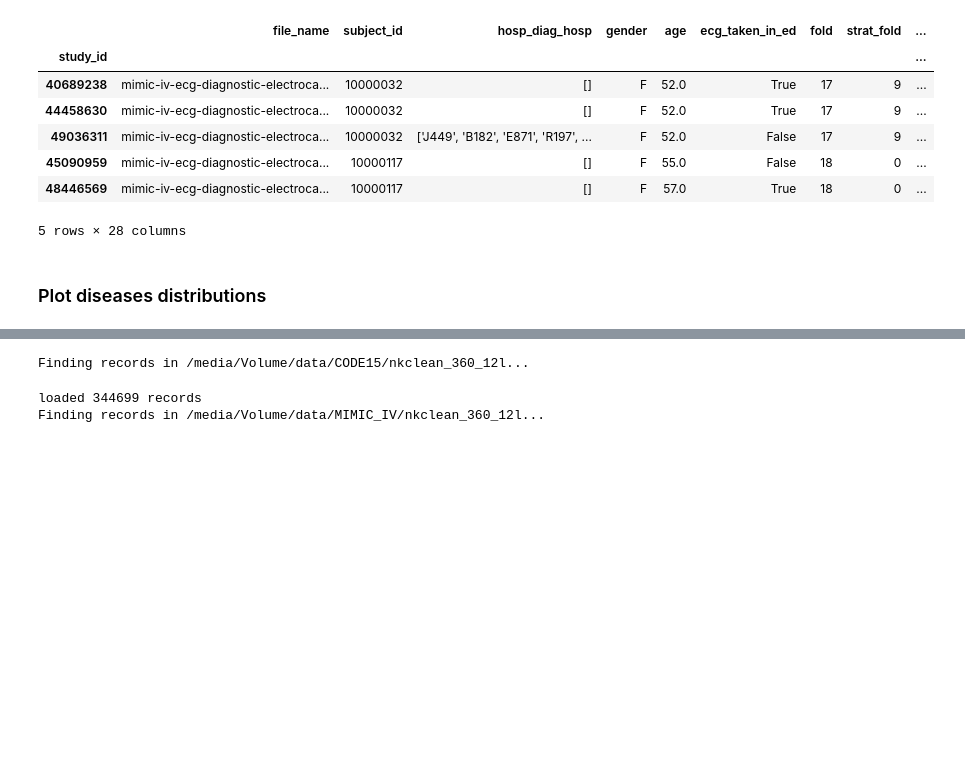
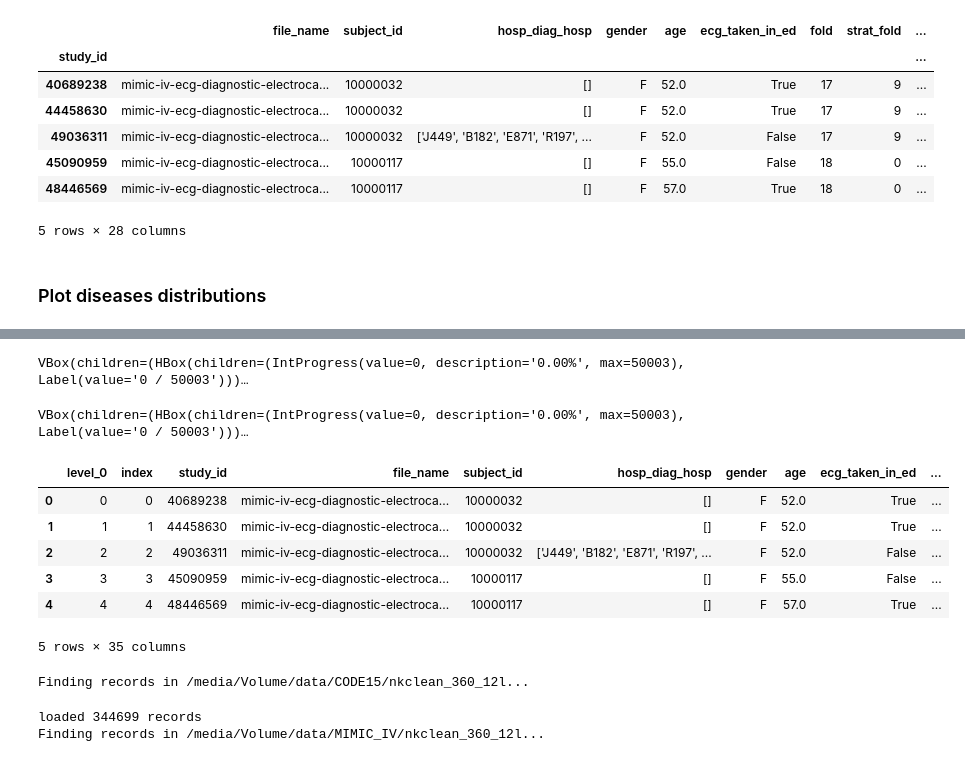
Before and after one commit to luna97/MIT-BIH_ecg_arrhytmia, a Jupyter notebook: preprocess_dataset_mimic.ipynb, the cells around one changed output, grey strips where cells are left out. Drawn from its saved outputs; the diff is of its cells as text; code cells hidden in the pictures; blank space fills up the shorter version.

```diff
--- a/preprocess_dataset.ipynb
+++ b/preprocess_dataset_mimic.ipynb
@@ -366,0 +367,27 @@ plt.show()
+# %%
+import wfdb
+import os
+import neurokit2 as nk
+import wfdb.processing as wp
+import numpy as np
+from pandarallel import pandarallel
+pandarallel.initialize(progress_bar=True)
+
+def analyze_ecg(row):
+    """
+    Analyze the ecg signal
+
+    :param row: the row of the dataframe
+    :return: the peaks
+    """
+    record_path = os.path.join('/media/Volume/data/MIMIC_IV/nkclean_360_12l', str(row['study_id']))
+    # check path
+    if not os.path.exists(record_path + '.dat'):
+        print(f'Path {record_path} does not exist')
+        return None
+
+    record = wfdb.rdrecord(record_path)
+    peaks = wp.xqrs_detect(record.p_signal[:, 1], record.fs, verbose=False)
+    return peaks
+
+exams['r_peaks'] = exams.parallel_apply(lambda row: analyze_ecg(row), axis=1)
@@ -367,3 +417,17 @@ plt.show()
+# %%
+exams['r_peak_interval_mean'] = exams.parallel_apply(lambda row: np.mean((row['r_peaks'][1:] - row['r_peaks'][:-1]) / 360) if row['r_peaks'] is not None else None, axis=1)
+exams['r_peak_variance'] = exams.parallel_apply(lambda row: np.std((row['r_peaks'][1:] - row['r_peaks'][:-1]) / 360) if row['r_peaks'] is not None else None, axis=1)
+exams.head()
+# %% [output]
+VBox(children=(HBox(children=(IntProgress(value=0, description='0.00%', max=50003), Label(value='0 / 50003')))…
+VBox(children=(HBox(children=(IntProgress(value=0, description='0.00%', max=50003), Label(value='0 / 50003')))…
+|  | level_0 | index | study_id | file_name | subject_id | hosp_diag_hosp | gender | age | ecg_taken_in_ed | ... |
+| 0 | 0 | 0 | 40689238 | mimic-iv-ecg-diagnostic-electroca... | 10000032 | [] | F | 52.0 | True | ... |
+| 1 | 1 | 1 | 44458630 | mimic-iv-ecg-diagnostic-electroca... | 10000032 | [] | F | 52.0 | True | ... |
+| 2 | 2 | 2 | 49036311 | mimic-iv-ecg-diagnostic-electroca... | 10000032 | ['J449', 'B182', 'E871', 'R197', ... | F | 52.0 | False | ... |
+| 3 | 3 | 3 | 45090959 | mimic-iv-ecg-diagnostic-electroca... | 10000117 | [] | F | 55.0 | False | ... |
+| 4 | 4 | 4 | 48446569 | mimic-iv-ecg-diagnostic-electroca... | 10000117 | [] | F | 57.0 | True | ... |
+5 rows × 35 columns
 # %%
 import dataset.code_15 as code_15
 import dataset.mimic_iv as mimic_iv
```
Also changed, not shown: parts of 4 cells of this notebook, 26 other files.
